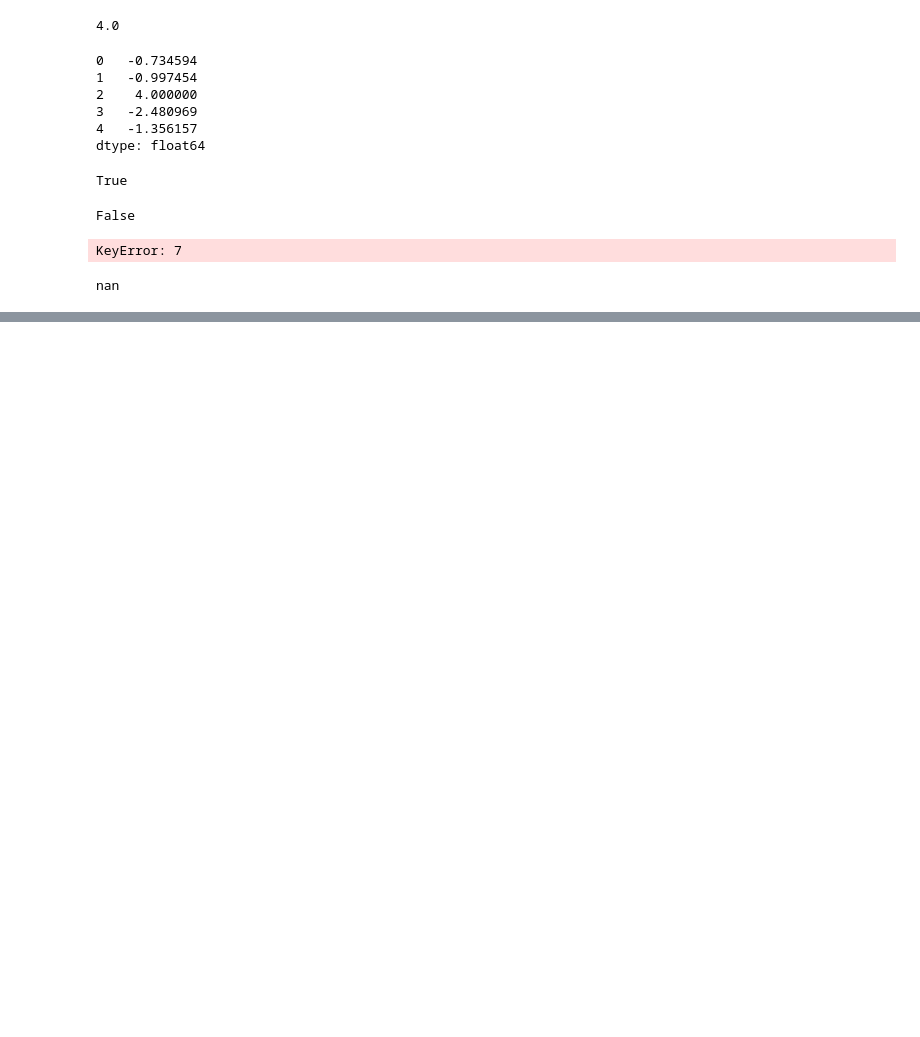
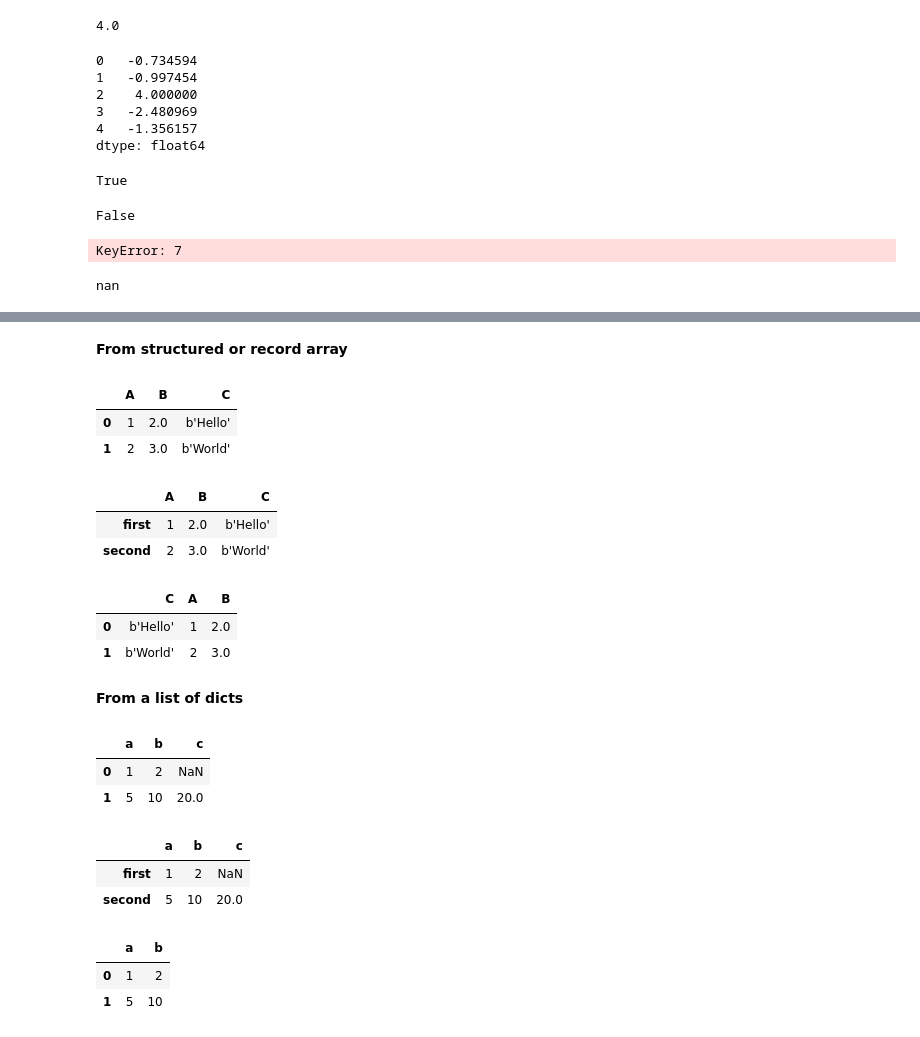
Before and after one commit to soyinkas1/PP00014_Pandas-Documentation-Walkthrough-Notebook_Application-Projects, a Jupyter notebook: Pandas Documentation Examples Walkthrough Notebook.ipynb, the cells around one changed output, grey strips where cells are left out. Saved outputs shown, nothing was run; the diff lists cells and outputs as text; code cells hidden in the pictures; blank space fills up the shorter version.

```diff
--- a/Pandas Documentation Examples Walkthrough Notebook.ipynb
+++ b/Pandas Documentation Examples Walkthrough Notebook.ipynb
@@ -1541,0 +1528,2 @@ pd.DataFrame(data, index=[])
+# %% [markdown]
+**From structured or record array**
@@ -1541,0 +1534,20 @@ pd.DataFrame(data, index=[])
+# %%
+pd.DataFrame(data)
+# %% [output]
+|  | A | B | C |
+| 0 | 1 | 2.0 | b'Hello' |
+| 1 | 2 | 3.0 | b'World' |
+# %%
+pd.DataFrame(data, index=['first', 'second'])
+# %% [output]
+|  | A | B | C |
+| first | 1 | 2.0 | b'Hello' |
+| second | 2 | 3.0 | b'World' |
+# %%
+pd.DataFrame(data, columns=['C', 'A', 'B'])
+# %% [output]
+|  | C | A | B |
+| 0 | b'Hello' | 1 | 2.0 |
+| 1 | b'World' | 2 | 3.0 |
+# %% [markdown]
+**From a list of dicts**
@@ -1541,0 +1556,18 @@ pd.DataFrame(data, index=[])
+# %%
+pd.DataFrame(data2)
+# %% [output]
+|  | a | b | c |
+| 0 | 1 | 2 | NaN |
+| 1 | 5 | 10 | 20.0 |
+# %%
+pd.DataFrame(data2, index=['first', 'second'])
+# %% [output]
+|  | a | b | c |
+| first | 1 | 2 | NaN |
+| second | 5 | 10 | 20.0 |
+# %%
+pd.DataFrame(data2, columns=['a', 'b'])
+# %% [output]
+|  | a | b |
+| 0 | 1 | 2 |
+| 1 | 5 | 10 |
```
Also changed, not shown: parts of 52 cells of this notebook.
